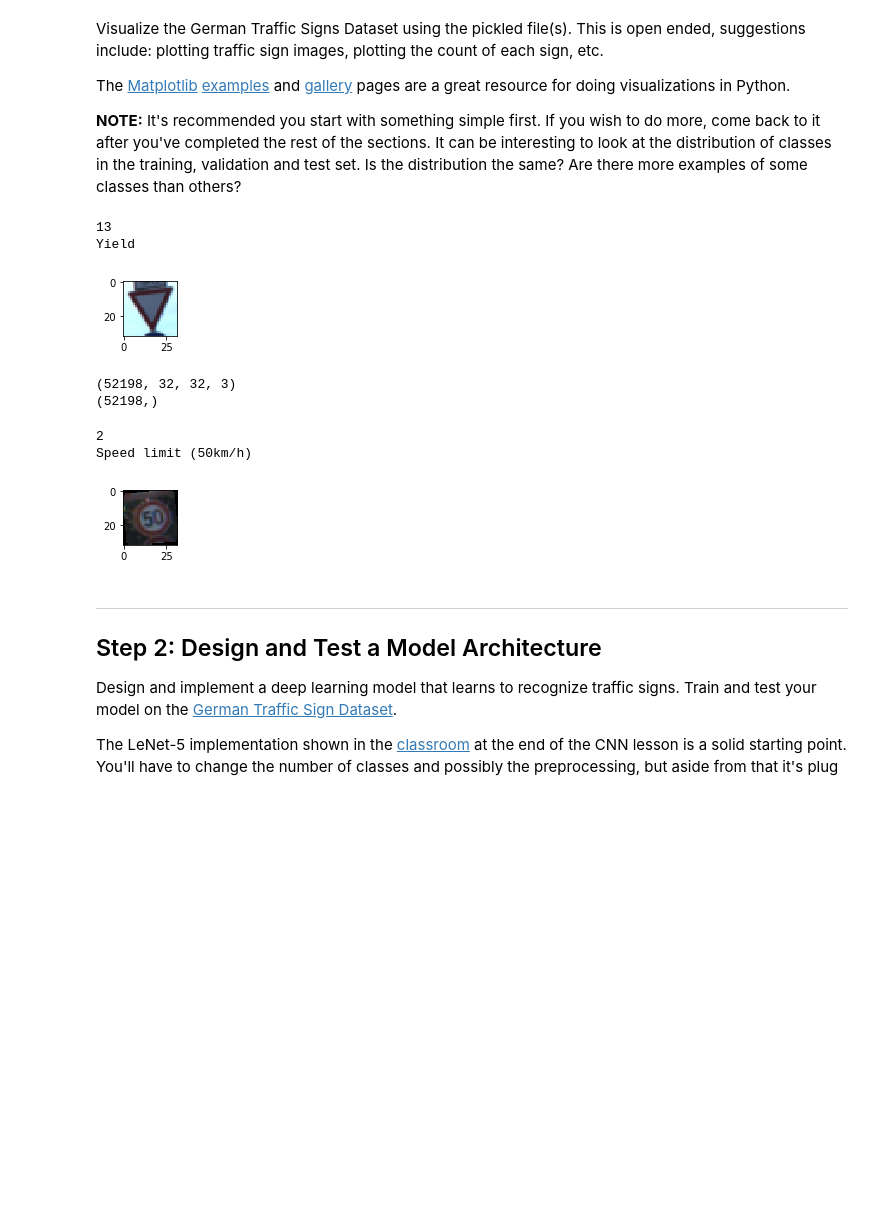
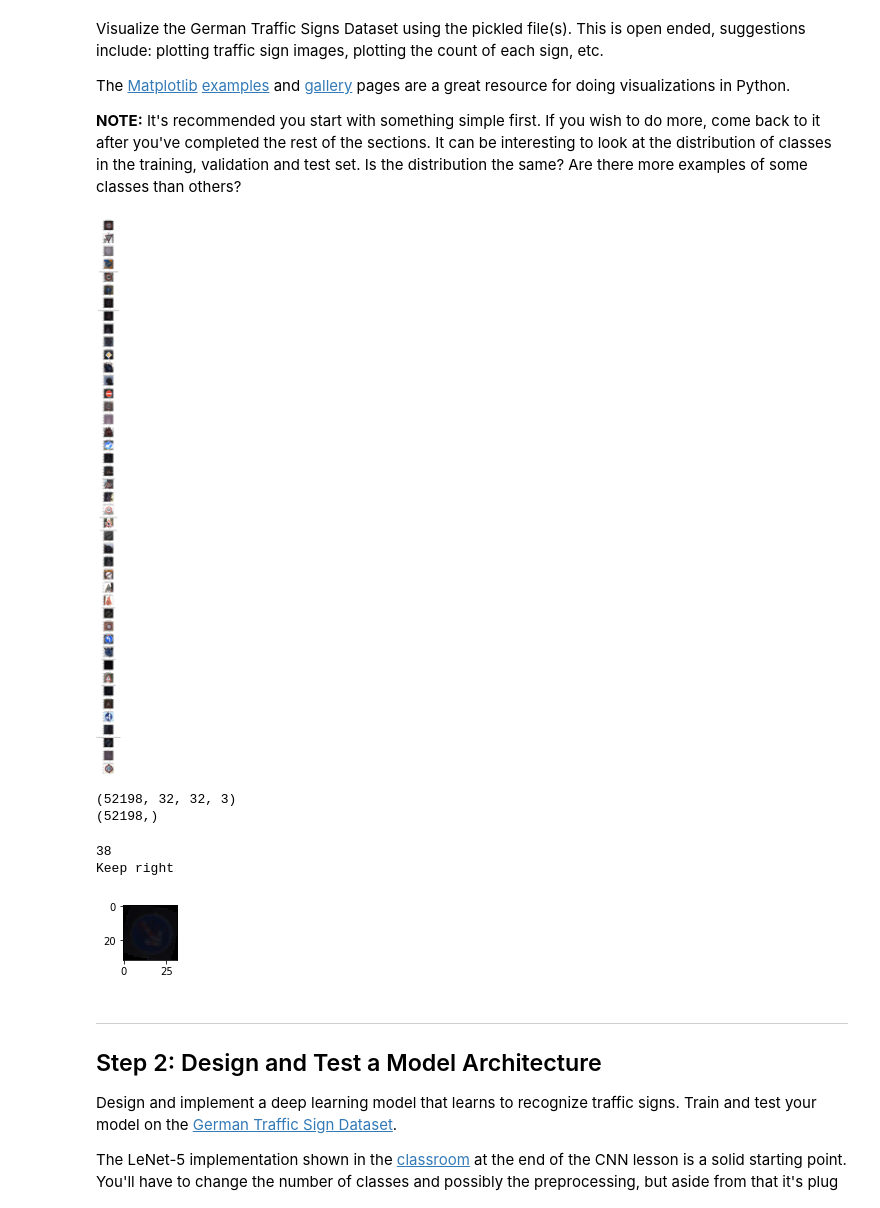
Before and after one commit to takam5f2/CarND-Traffic-Sign-Classifier-Project, a Jupyter notebook: Traffic_Sign_Classifier.ipynb, the cells around one changed output. Cells and saved outputs as stored; diff of their text form; code cells hidden in the pictures; blank space fills up the shorter version.

```diff
--- a/Traffic_Sign_Classifier.ipynb
+++ b/Traffic_Sign_Classifier.ipynb
@@ -25,9 +25,9 @@ import pickle
 
 # TODO: Fill this in based on where you saved the training and testing data
 
-training_file = './dataset/train.p'
-validation_file= './dataset/valid.p'
-testing_file = './dataset/test.p'
+training_file = './data/train.p'
+validation_file= './data/valid.p'
+testing_file = './data/test.p'
 
 with open(training_file, mode='rb') as f:
     train = pickle.load(f)
@@ -99,23 +99,31 @@ traffic_assoc = pd.read_csv('./signnames.csv', header=0, index_col=0)
 # %%
 ### Data exploration visualization code goes here.
 ### Feel free to use as many code cells as needed.
 import matplotlib.pyplot as plt
 # Visualizations will be shown in the notebook.
 %matplotlib inline
 import random
 import numpy as np
 
-index = random.randint(0, len(X_train))
-image = X_train[index].squeeze()
+traffic_sign_images = []
+traffic_sign_labels = []
+while len(traffic_sign_images) < n_classes:
+    index = random.randint(0, len(X_train))
+    image = X_train[index].squeeze()
+    label = y_train[index]
+    if not label in traffic_sign_labels:
+        traffic_sign_images.append(image)
+        traffic_sign_labels.append(label)
 
-plt.figure(figsize=(1,1))
-plt.imshow(image)
-print(y_train[index])
-print(traffic_assoc['SignName'][y_train[index]])
+fig, axs = plt.subplots(nrows=n_classes, figsize=(n_classes*3,n_classes*3))
+# fig.tight_layout()
+# plt.figure(figsize=(47,47))
+for i in range(n_classes):
+        axs[i].imshow(traffic_sign_images[i])
+        axs[i].set_title(traffic_assoc['SignName'][traffic_sign_labels[i]])
+plt.subplots_adjust(hspace=0.4)
 # %% [output]
-13
-Yield
-[figure, old version]
+[figure, new version]
 # %%
 # data augment
 import numpy as np
@@ -160,9 +168,9 @@ plt.imshow(image)
 print(augment_labels[index])
 print(traffic_assoc['SignName'][augment_labels[index]])
 # %% [output]
-2
-Speed limit (50km/h)
+38
+Keep right
-[figure, old version]
+[figure, new version]
 # %% [markdown]
 ----
 
```
Also changed, not shown: parts of 3 cells of this notebook.
